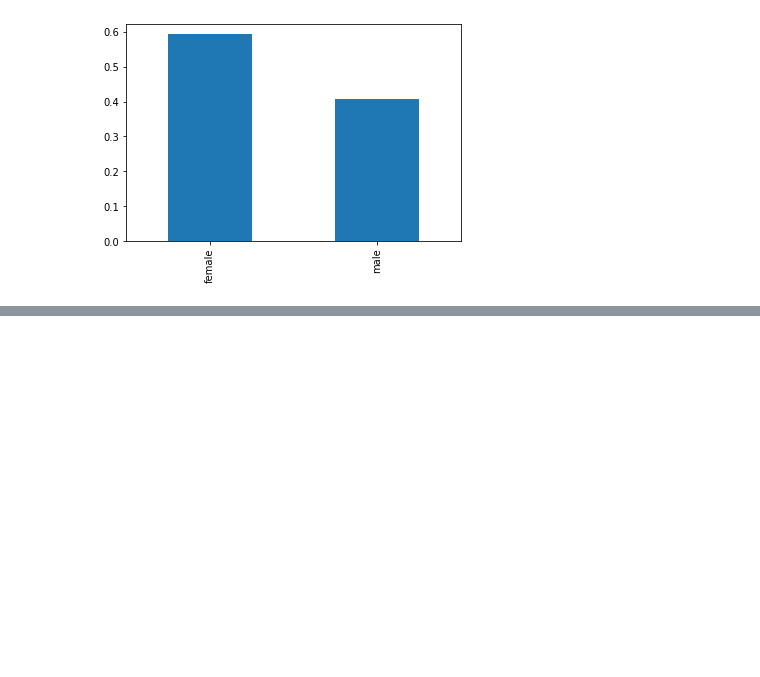
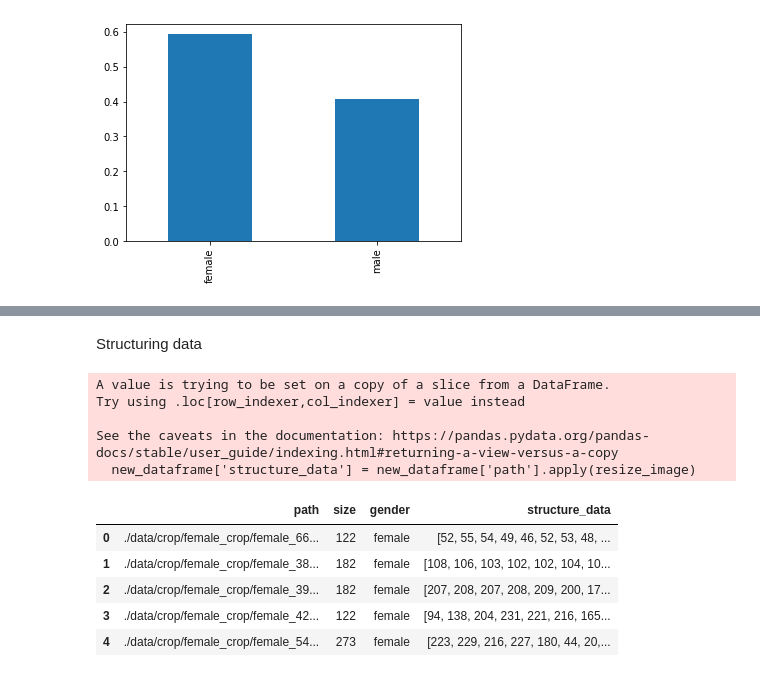
Before and after one commit to lucianoacsilva/face-recognition-app, a Jupyter notebook: Module_2/Structuring Data.ipynb, the cells around one changed output, grey strips where cells are left out. Drawn from its saved outputs; the diff is of its cells as text; code cells hidden in the pictures; blank space fills up the shorter version.

```diff
--- a/Module_2/Structuring Data.ipynb
+++ b/Module_2/Structuring Data.ipynb
@@ -111,0 +148,17 @@ new_dataframe["size"].min()
+# %% [markdown]
+Structuring data
+# %%
+new_dataframe['structure_data'] = new_dataframe['path'].apply(resize_image)
+new_dataframe.head()
+# %% [output]
+A value is trying to be set on a copy of a slice from a DataFrame.
+Try using .loc[row_indexer,col_indexer] = value instead
+
+See the caveats in the documentation: https://pandas.pydata.org/pandas-docs/stable/user_guide/indexing.html#returning-a-view-versus-a-copy
+  new_dataframe['structure_data'] = new_dataframe['path'].apply(resize_image)
+|  | path | size | gender | structure_data |
+| 0 | ./data/crop/female_crop/female_66... | 122 | female | [52, 55, 54, 49, 46, 52, 53, 48, ... |
+| 1 | ./data/crop/female_crop/female_38... | 182 | female | [108, 106, 103, 102, 102, 104, 10... |
+| 2 | ./data/crop/female_crop/female_39... | 182 | female | [207, 208, 207, 208, 209, 200, 17... |
+| 3 | ./data/crop/female_crop/female_42... | 122 | female | [94, 138, 204, 231, 221, 216, 165... |
+| 4 | ./data/crop/female_crop/female_54... | 273 | female | [223, 229, 216, 227, 180, 44, 20,... |
```
Also changed, not shown: parts of 12 cells of this notebook.
